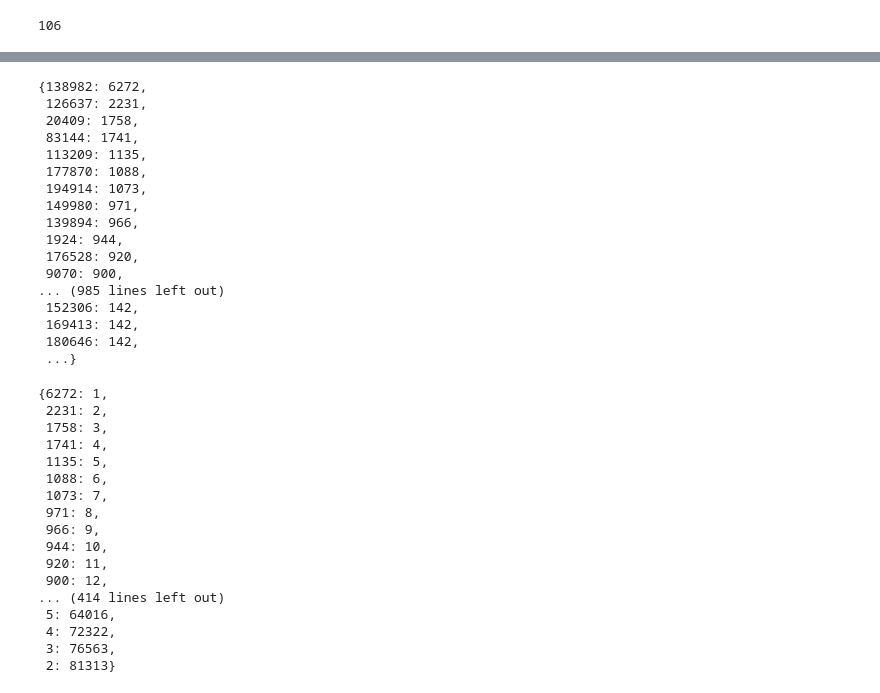
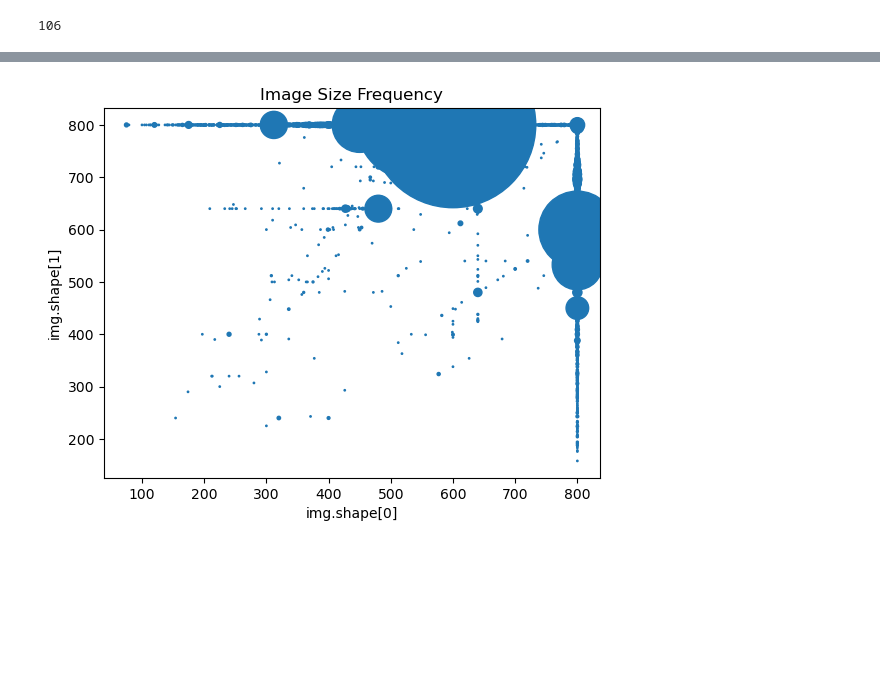
Before and after one commit to vibhatna/W281-Project, a Jupyter notebook: EDA.ipynb, the cells around one changed output, grey strips where cells are left out. Cells and saved outputs as stored; diff of their text form; code cells hidden in the pictures; blank space fills up the shorter version.

```diff
--- a/EDA.ipynb
+++ b/EDA.ipynb
@@ -141,20 +122,0 @@ sorted_size_dict
-# %%
-sorted_classes
-# %% [output]
-{138982: 6272,
- 126637: 2231,
- 20409: 1758,
- 83144: 1741,
- 113209: 1135,
- 177870: 1088,
- 194914: 1073,
- 149980: 971,
- 139894: 966,
- 1924: 944,
- 176528: 920,
- 9070: 900,
-... (985 lines left out)
- 152306: 142,
- 169413: 142,
- 180646: 142,
- ...}
@@ -167,20 +123,9 @@ for key, value in sorted_classes.items():
-# %%
-frequency
-# %% [output]
-{6272: 1,
- 2231: 2,
- 1758: 3,
- 1741: 4,
- 1135: 5,
- 1088: 6,
- 1073: 7,
- 971: 8,
- 966: 9,
- 944: 10,
- 920: 11,
- 900: 12,
-... (414 lines left out)
- 5: 64016,
- 4: 72322,
- 3: 76563,
- 2: 81313}
+# %%
+plt.scatter(x = [item[0] for item in sorted_size_dict.keys()],
+            y = [item[1] for item in sorted_size_dict.keys()], s = [freq for freq in sorted_size_dict.values()])
+plt.xlabel('img.shape[0]')
+plt.ylabel('img.shape[1]');
+plt.title('Image Size Frequency')
+plt.show()
+# %% [output]
+[figure, added]
```
Also changed, not shown: parts of 11 cells of this notebook, 4 other files.
